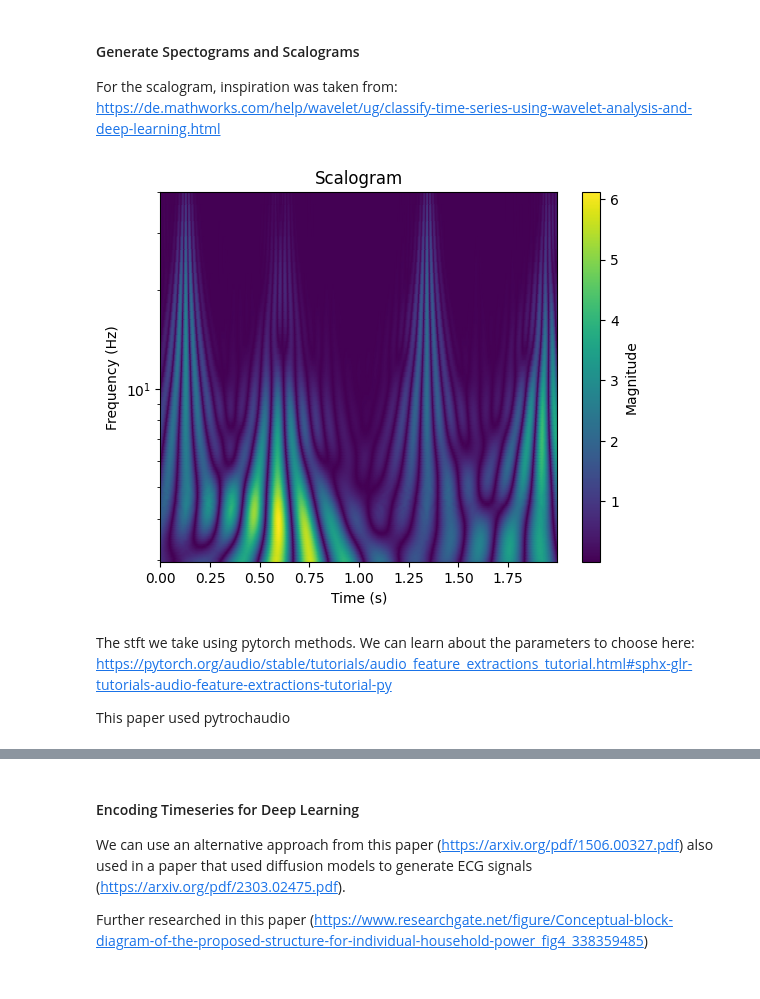
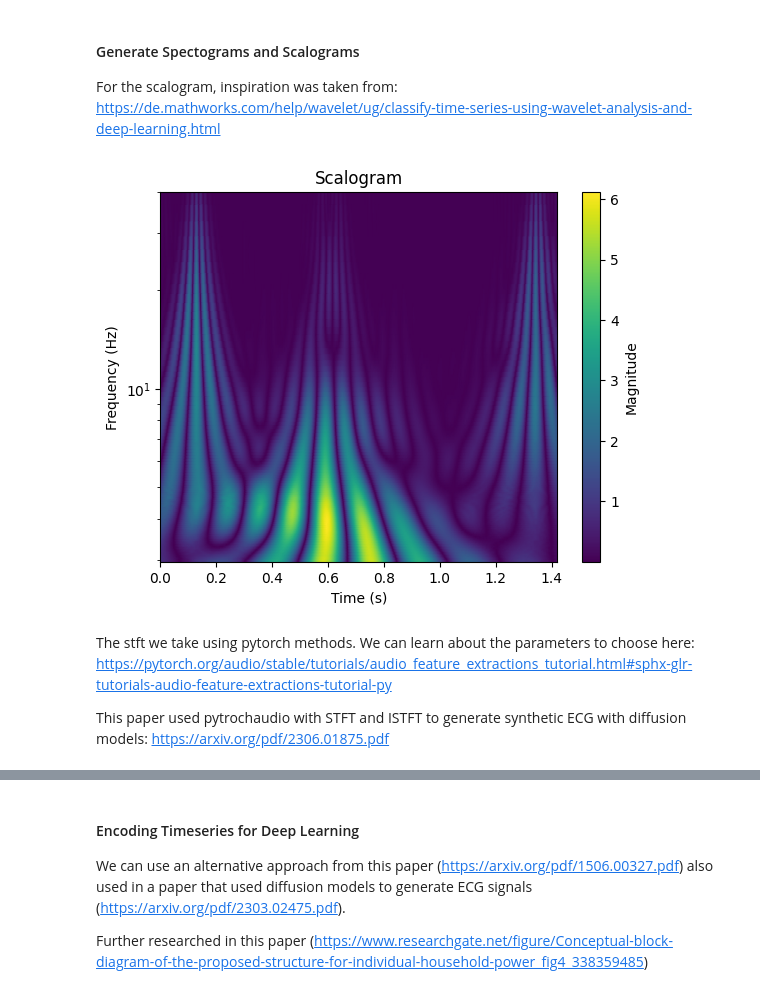
Before and after one commit to piedeboer96/ECG-Signal-Denoising, a Jupyter notebook: exploring_ecg_signals.ipynb, the cells around one changed output, grey strips where cells are left out. Saved outputs shown, nothing was run; the diff lists cells and outputs as text; code cells hidden in the pictures.

```diff
--- a/exploring_ecg_signals.ipynb
+++ b/exploring_ecg_signals.ipynb
@@ -166,38 +166,38 @@ Average duration of a heartbeat: 0.70 seconds
 For the scalogram, inspiration was taken from: https://de.mathworks.com/help/wavelet/ug/classify-time-series-using-wavelet-analysis-and-deep-learning.html
 # %%
 # Load record
-samples = 720
+samples = 128*4
 Fs=360
 record = wfdb.rdsamp('data/ardb/208', sampto=samples)   # extract first 720 samples
 I = record[0][:, 0]                                     # extract first lead
 
 # INPUT = single-lead ECG signal
 # OUTPUT = visualizes scalogram
-def visualize_scalogram(I,Fs,samples):
+def plot_scalogram(I,Fs,samples):
     scales = np.arange(1, 100)
     cwt_result, frq = pywt.cwt(I, scales, 'morl', sampling_period=1/Fs)
 
     # Plot the scalogram
     t = np.arange(samples) / Fs
     plt.pcolormesh(t, frq, np.abs(cwt_result), shading='gouraud')
     plt.ylabel('Frequency (Hz)')
     plt.xlabel('Time (s)')
     plt.title('Scalogram')
     plt.colorbar(label='Magnitude')
 
     # Set y-axis scale to logarithmic
     plt.yscale('log')
 
     # Set y-axis limits to show only the range between 0 and 200 Hz
     plt.ylim(0, 40)
 
     plt.show()
 
-visualize_scalogram(I,Fs,samples)
+plot_scalogram(I,Fs,samples)
 # %% [output]
-[figure, old version]
+[figure, new version]
 # %% [markdown]
 The stft we take using pytorch methods. We can learn about the parameters to choose here: https://pytorch.org/audio/stable/tutorials/audio_feature_extractions_tutorial.html#sphx-glr-tutorials-audio-feature-extractions-tutorial-py
 
-This paper used pytrochaudio
+This paper used pytrochaudio with STFT and ISTFT to generate synthetic ECG with diffusion models: https://arxiv.org/pdf/2306.01875.pdf
 # %%
```
Also changed, not shown: parts of 7 cells of this notebook.
